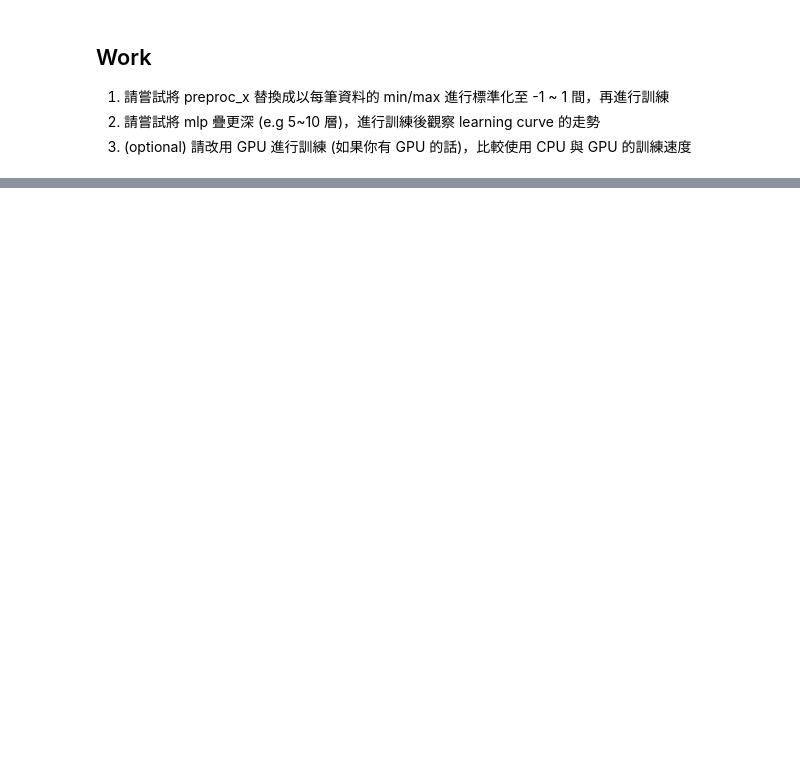
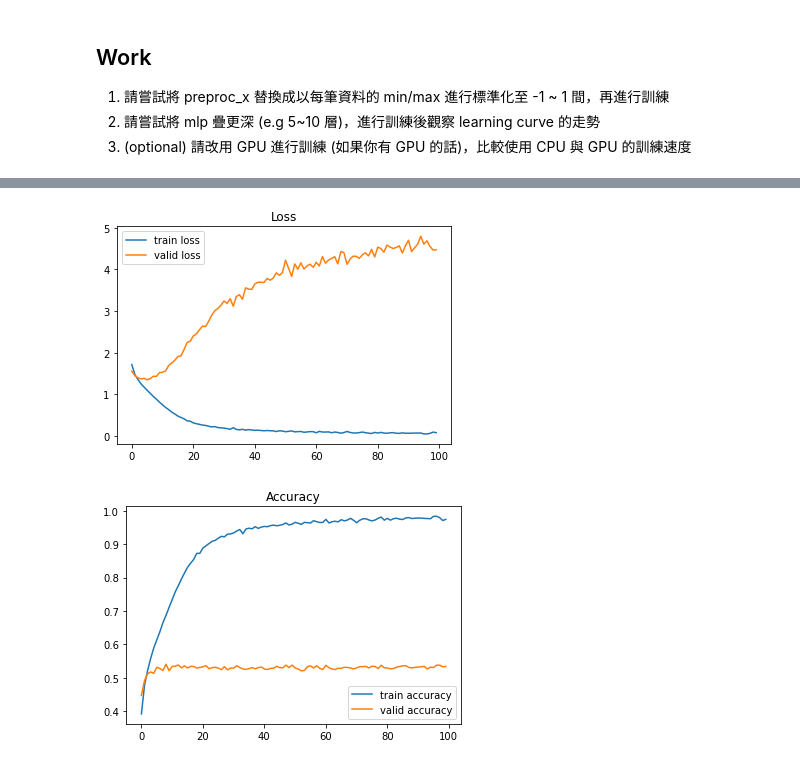
Before and after one commit to percypp/ML100Days, a Jupyter notebook: Day078_HW.ipynb, the cells around one changed output, grey strips where cells are left out. Drawn from its saved outputs; the diff is of its cells as text; code cells hidden in the pictures; blank space fills up the shorter version.

```diff
--- a/Day078_HW.ipynb
+++ b/Day078_HW.ipynb
@@ -133,21 +122,24 @@ KeyboardInterrupt:
 # %%
 import matplotlib.pyplot as plt
 
 
 train_loss = model.history.history["loss"]
 valid_loss = model.history.history["val_loss"]
 
-train_acc = model.history.history["acc"]
-valid_acc = model.history.history["val_acc"]
+train_acc = model.history.history["accuracy"]
+valid_acc = model.history.history["val_accuracy"]
 
 plt.plot(range(len(train_loss)), train_loss, label="train loss")
 plt.plot(range(len(valid_loss)), valid_loss, label="valid loss")
 plt.legend()
 plt.title("Loss")
 plt.show()
 
 plt.plot(range(len(train_acc)), train_acc, label="train accuracy")
 plt.plot(range(len(valid_acc)), valid_acc, label="valid accuracy")
 plt.legend()
 plt.title("Accuracy")
 plt.show()
+# %% [output]
+[figure, added]
+[figure, added]
```
Also changed, not shown: parts of 5 cells of this notebook.
